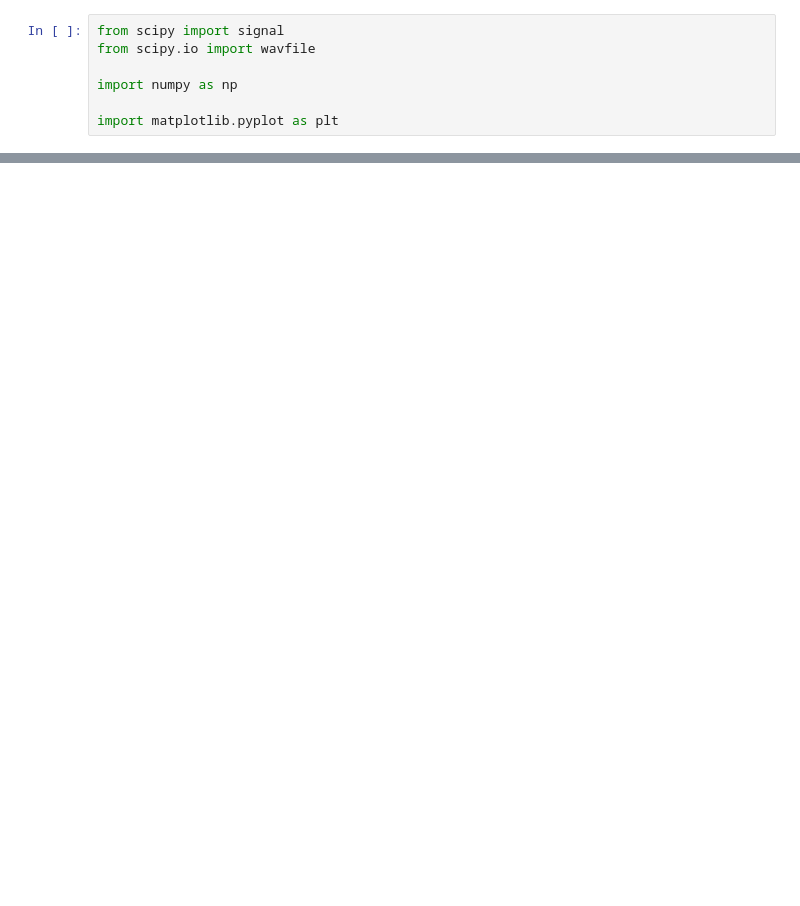
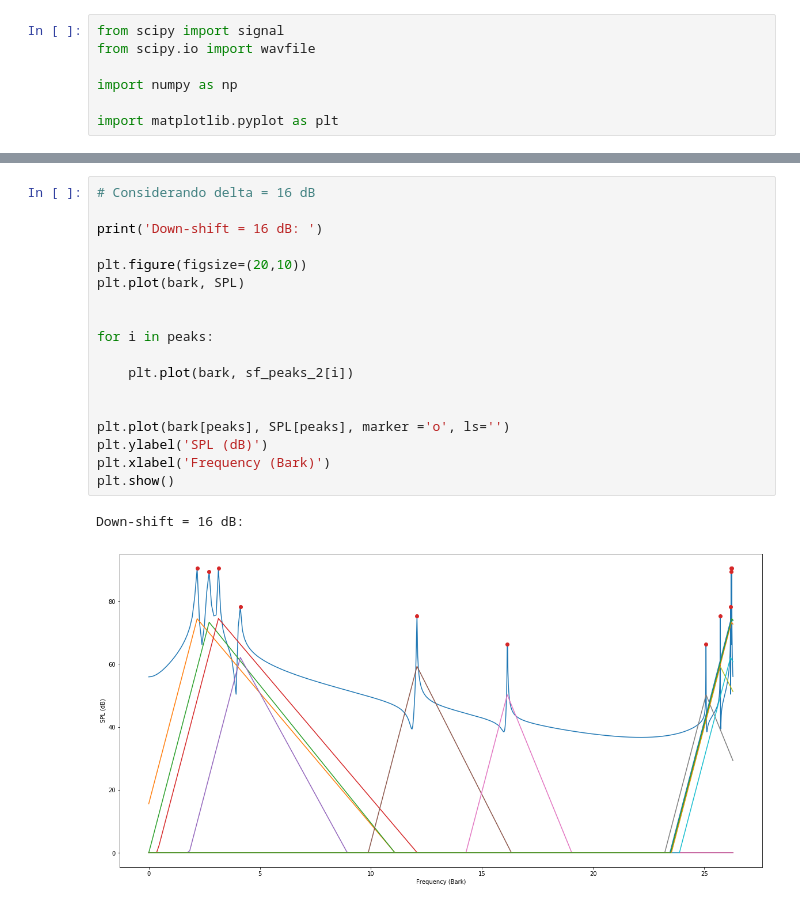
Before and after one commit to Melinghu/audio-masking-curves, a Jupyter notebook: audio-masking-curves.ipynb, the cells around one changed output, grey strips where cells are left out. Cells and saved outputs as stored; diff of their text form; blank space fills up the shorter version.

```diff
--- a/audio-masking-curves.ipynb
+++ b/audio-masking-curves.ipynb
@@ -107,0 +178,21 @@ plt.show()
+# %%
+# Considerando delta = 16 dB
+
+print('Down-shift = 16 dB: ')
+
+plt.figure(figsize=(20,10))
+plt.plot(bark, SPL)
+
+
+for i in peaks:
+
+    plt.plot(bark, sf_peaks_2[i])
+
+
+plt.plot(bark[peaks], SPL[peaks], marker ='o', ls='')
+plt.ylabel('SPL (dB)')
+plt.xlabel('Frequency (Bark)')
+plt.show()
+# %% [output]
+Down-shift = 16 dB:
+[figure, added]
```
Also changed, not shown: parts of 13 cells of this notebook, 1 other file.
